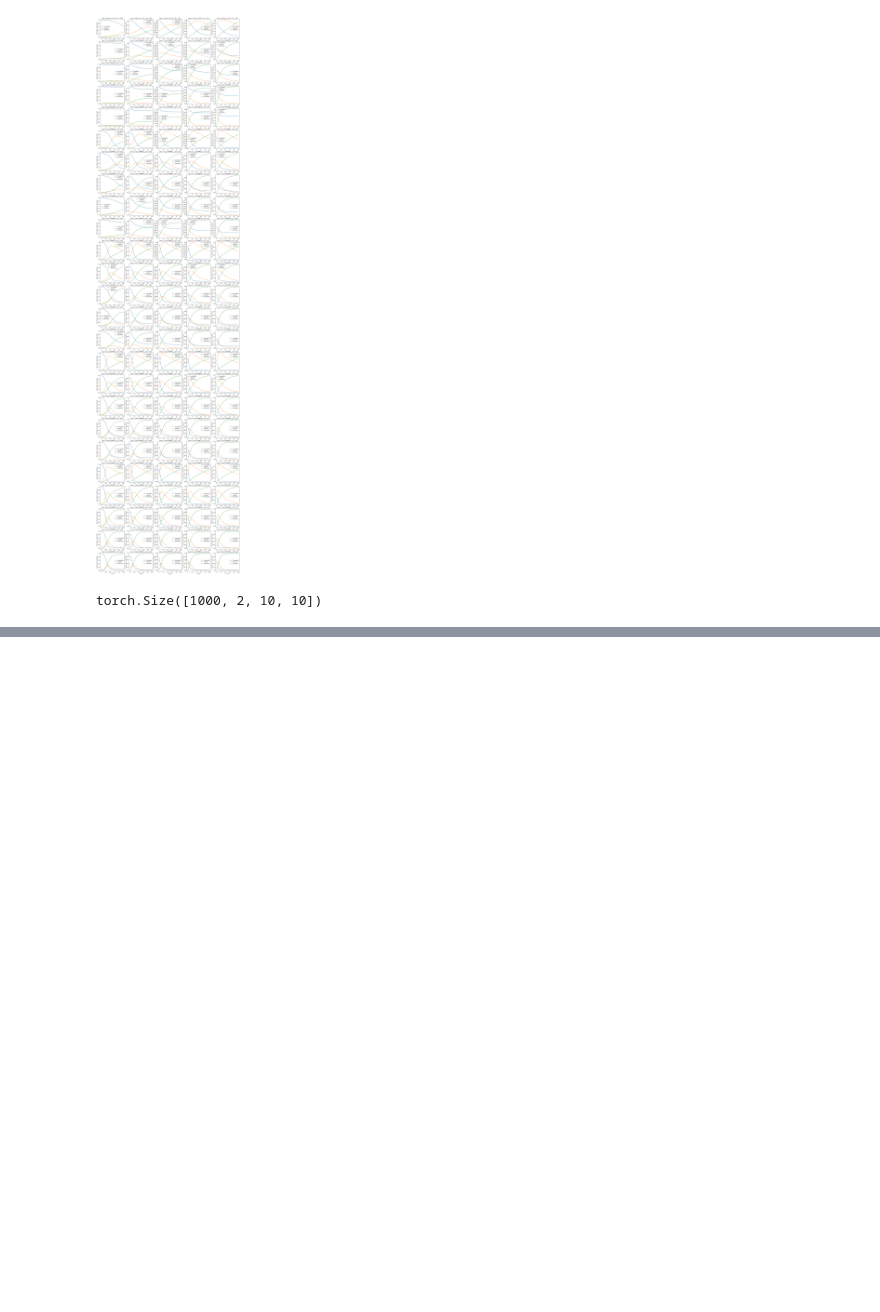
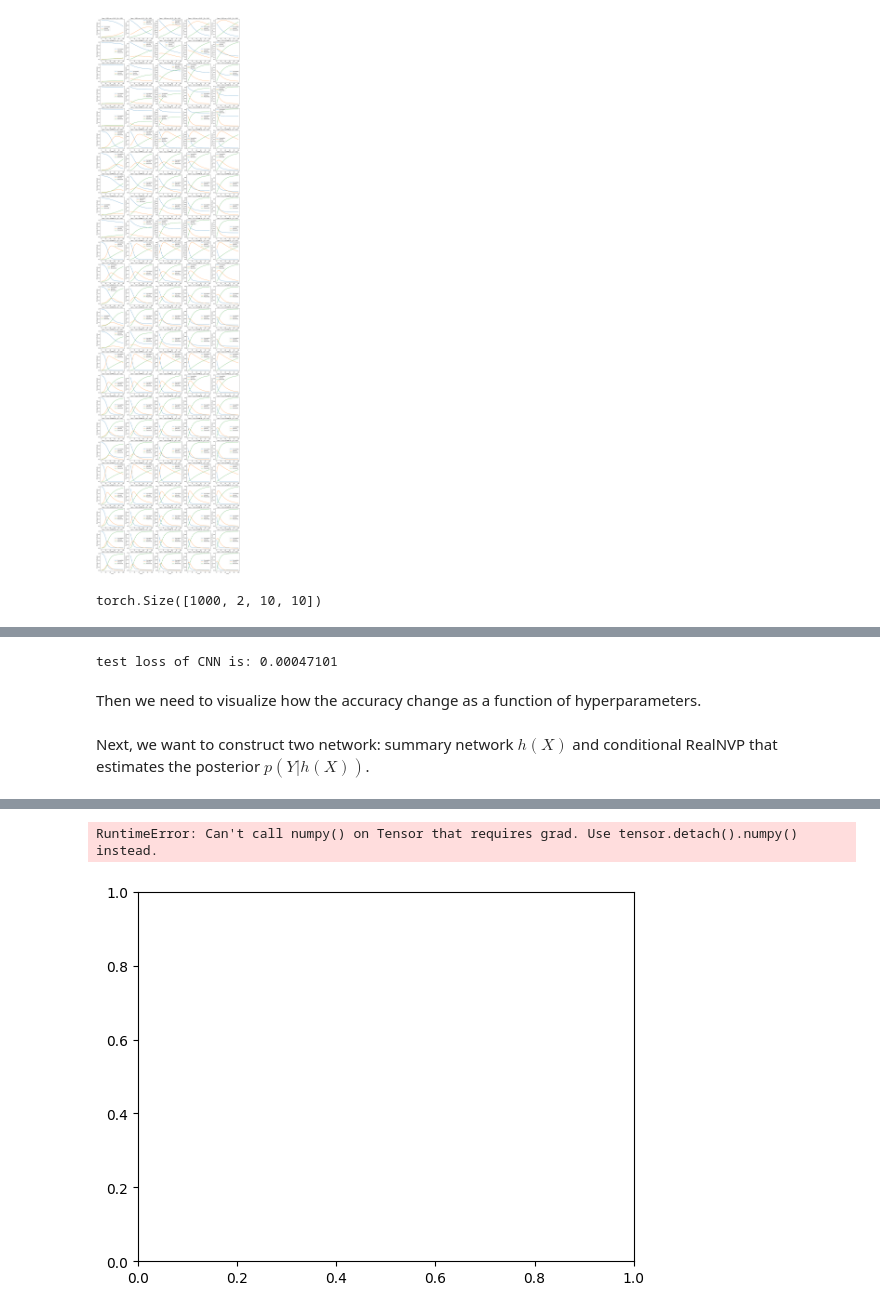
Before and after one commit to Max-Hi/GenNN, a Jupyter notebook: Exercise_4/epidemiology_.ipynb, the cells around one changed output, grey strips where cells are left out. Saved outputs shown, nothing was run; the diff lists cells and outputs as text; code cells hidden in the pictures; blank space fills up the shorter version.

```diff
--- a/Exercise_4/epidemiology_.ipynb
+++ b/Exercise_4/epidemiology_.ipynb
@@ -276,6 +277,6 @@ class self_made_CNN(nn.Module):
                 running_loss += loss.item()
             print("epoch %d, loss %.8f" %(epoch+1, running_loss/len(training_set)))
 # %%
-model = self_made_CNN()
-model.fit(training_set, training_labels, epochs = 20)
+model_cnn = self_made_CNN()
+model_cnn.fit(training_set, training_labels, epochs = 20)
 # %% [output]
@@ -322,0 +303,15 @@ tensor([[2.7573, 1.9105, 1.9658],
+# %%
+# evaluate the model on the test set
+criterion = nn.MSELoss()
+test_loss = 0.0
+for i in range(len(test_set)):
+  data = test_set[i]
+  inputs = data.float()
+  outputs = model_cnn.forward(inputs)
+  loss = criterion(outputs, test_labels[i].reshape(outputs.shape))
+  test_loss += loss.item()
+print("test loss of CNN is: %.8f" %(test_loss/len(test_set)))
+# %% [output]
+test loss of CNN is: 0.00047101
+# %% [markdown]
+Then we need to visualize how the accuracy change as a function of hyperparameters.
@@ -322,0 +321,2 @@ tensor([[2.7573, 1.9105, 1.9658],
+# %% [markdown]
+Next, we want to construct two network: summary network $h(X)$ and conditional RealNVP that estimates the posterior $p(Y|h(X))$.
@@ -322,0 +419,42 @@ tensor([[2.7573, 1.9105, 1.9658],
+# %%
+# create a function that trains the conditional normalizing flow
+def train_CNF(model, training_set, training_labels, batch_size, epochs = 20, visualize = False):
+    # define the optimizer
+    optimizer = optim.Adam(model.parameters(), lr=0.001)
+    dataset = list(zip(training_set, training_labels))
+    # train the model
+    for epoch in range(epochs):
+        running_loss = 0.0
+        # shuffle the dataset
+        np.random.shuffle(dataset)
+        for i in range(len(dataset)//batch_size):
+            # get the current batch
+            batch = dataset[i*batch_size:(i+1)*batch_size]
+            # get the inputs; data is a list of [inputs, labels]
+            inputs, labels = zip(*batch)
+            inputs = torch.stack(inputs)
+            labels = torch.stack(labels)
+            # zero the parameter gradients
+            optimizer.zero_grad()
+            # forward + backward + optimize
+            outputs, log_det_J = model(inputs, labels)
+            loss = -torch.mean(torch.sum(-0.5 * outputs ** 2, dim=1) - log_det_J) # negative log-likelihood
+            loss.backward()
+            optimizer.step()
+            # print statistics
+            running_loss += loss.item()
+        print("epoch %d, loss %.8f" %(epoch+1, running_loss/(len(dataset)//batch_size)))
+    if visualize:
+        # visualize the results
+        # sample from a standard normal distribution
+        z = torch.randn(1000, model.input_size)
+        # apply the inverse of the flow
+        x = model.inverse(z, torch.tensor([[0.1, 0.05, 0.01]]*1000)).detach().numpy()
+        plt.figure()
+        plt.scatter(x[:, 0], x[:, 1])
+        plt.show()
+# %%
+# train the conditional normalizing flow
+model_cnf = ConditionalRealNVP()
+train_CNF(model_cnf, training_set.reshape((sample_size, 200)), training_labels, batch_size = 10, epochs = 20, visualize = True)
+# %% [output]
@@ -322,0 +481,2 @@ tensor([[2.7573, 1.9105, 1.9658],
+RuntimeError: Can't call numpy() on Tensor that requires grad. Use tensor.detach().numpy() instead.
+[figure, added]
```
Also changed, not shown: parts of 12 cells of this notebook.
